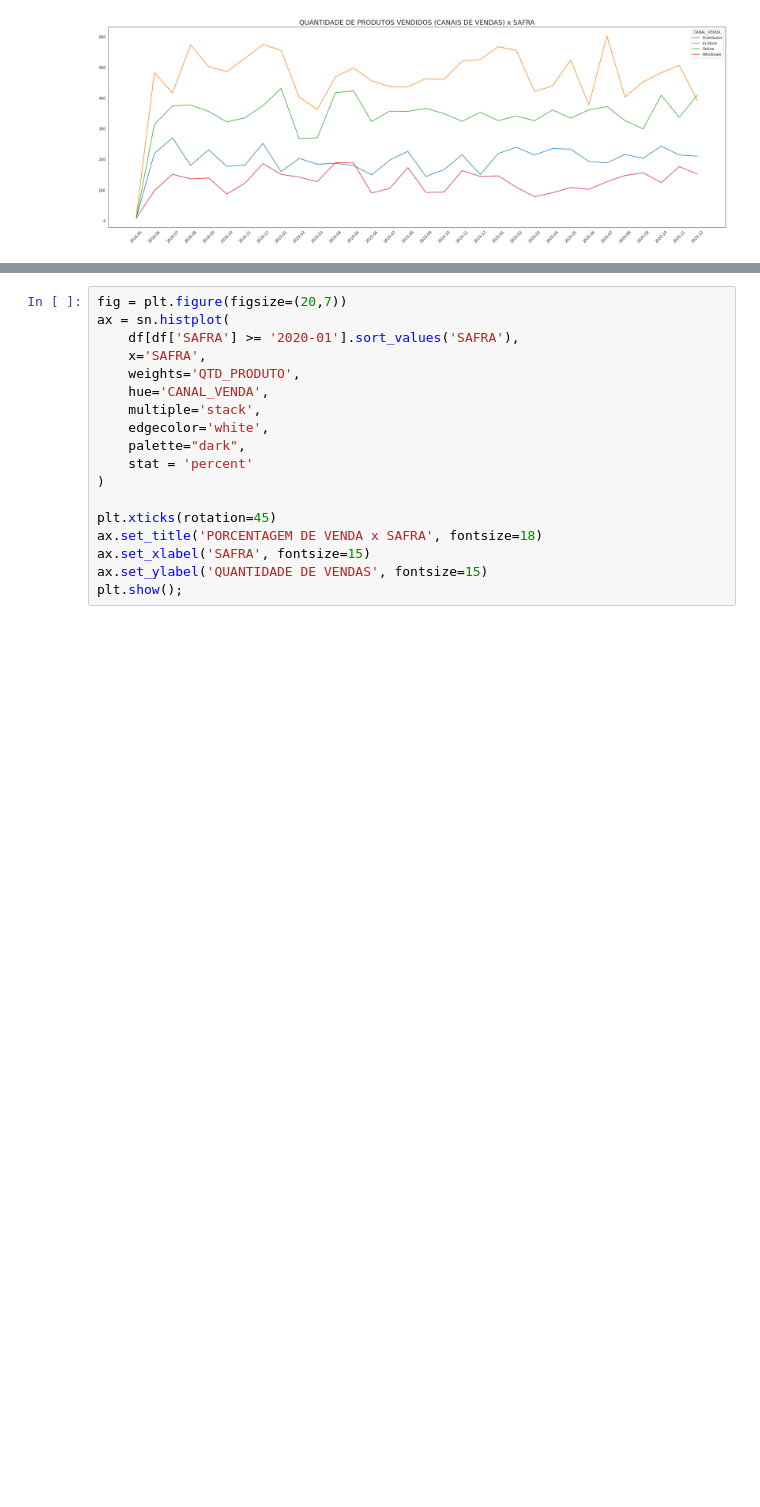
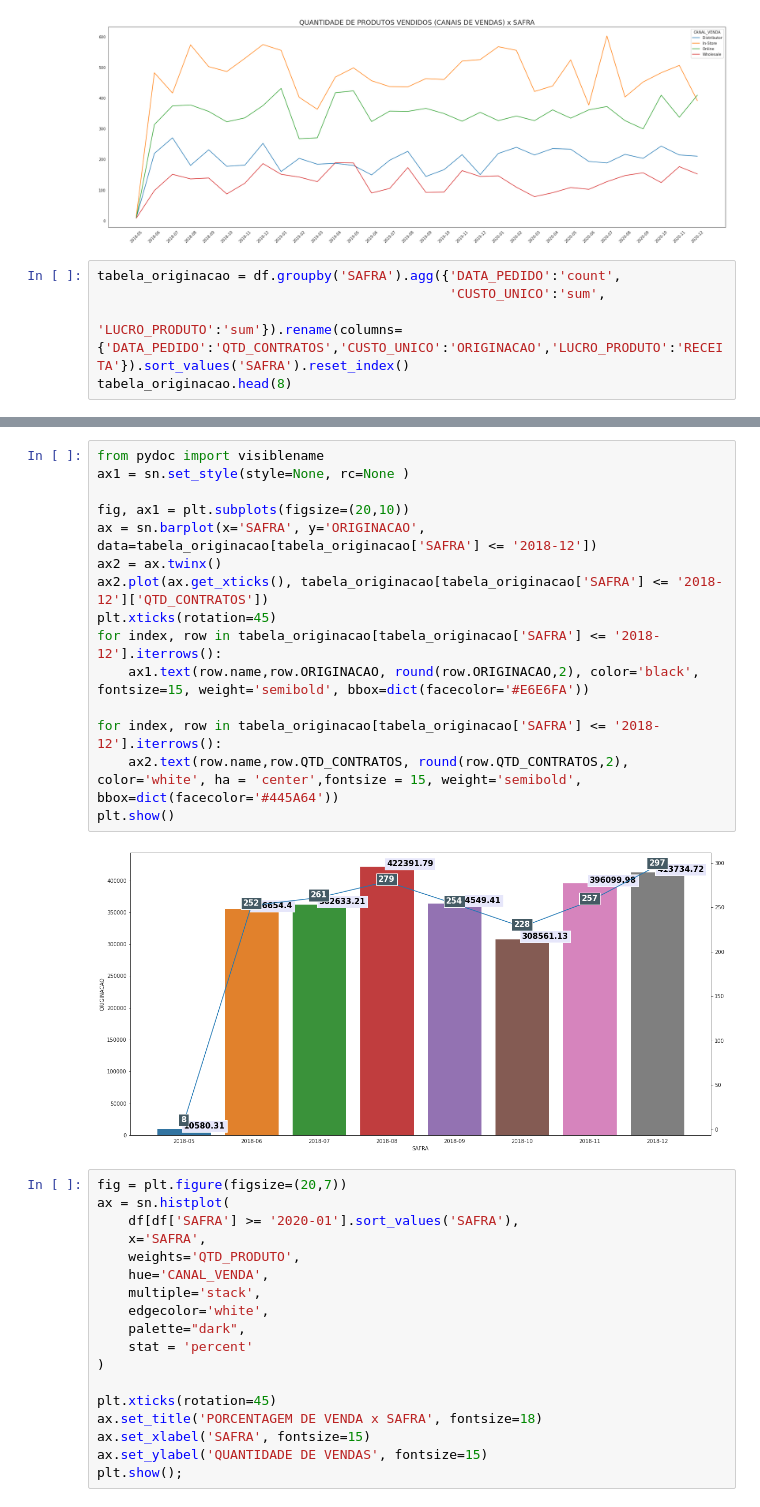
Before and after one commit to wander-asb/Vendas-varejo, a Jupyter notebook: Sales.ipynb, the cells around one changed output, grey strips where cells are left out. Saved outputs shown, nothing was run; the diff lists cells and outputs as text; blank space fills up the shorter version.

```diff
--- a/Sales.ipynb
+++ b/Sales.ipynb
@@ -168,3 +168,8 @@ ax.set(ylabel=None)
 plt.show();
 # %% [output]
 [figure]
+# %%
+tabela_originacao = df.groupby('SAFRA').agg({'DATA_PEDIDO':'count',
+                                             'CUSTO_UNICO':'sum',
+                                             'LUCRO_PRODUTO':'sum'}).rename(columns={'DATA_PEDIDO':'QTD_CONTRATOS','CUSTO_UNICO':'ORIGINACAO','LUCRO_PRODUTO':'RECEITA'}).sort_values('SAFRA').reset_index()
+tabela_originacao.head(8)
@@ -171,3 +186,20 @@ plt.show();
+# %%
+from pydoc import visiblename
+ax1 = sn.set_style(style=None, rc=None )
+
+fig, ax1 = plt.subplots(figsize=(20,10))
+ax = sn.barplot(x='SAFRA', y='ORIGINACAO', data=tabela_originacao[tabela_originacao['SAFRA'] <= '2018-12'])
+ax2 = ax.twinx()
+ax2.plot(ax.get_xticks(), tabela_originacao[tabela_originacao['SAFRA'] <= '2018-12']['QTD_CONTRATOS'])
+plt.xticks(rotation=45)
+for index, row in tabela_originacao[tabela_originacao['SAFRA'] <= '2018-12'].iterrows():
+    ax1.text(row.name,row.ORIGINACAO, round(row.ORIGINACAO,2), color='black', fontsize=15, weight='semibold', bbox=dict(facecolor='#E6E6FA'))
+
+for index, row in tabela_originacao[tabela_originacao['SAFRA'] <= '2018-12'].iterrows():
+    ax2.text(row.name,row.QTD_CONTRATOS, round(row.QTD_CONTRATOS,2), color='white', ha = 'center',fontsize = 15, weight='semibold', bbox=dict(facecolor='#445A64'))
+plt.show()
+# %% [output]
+[figure, added]
 # %%
 fig = plt.figure(figsize=(20,7))
 ax = sn.histplot(
```
Also changed, not shown: parts of 1 cell of this notebook.
